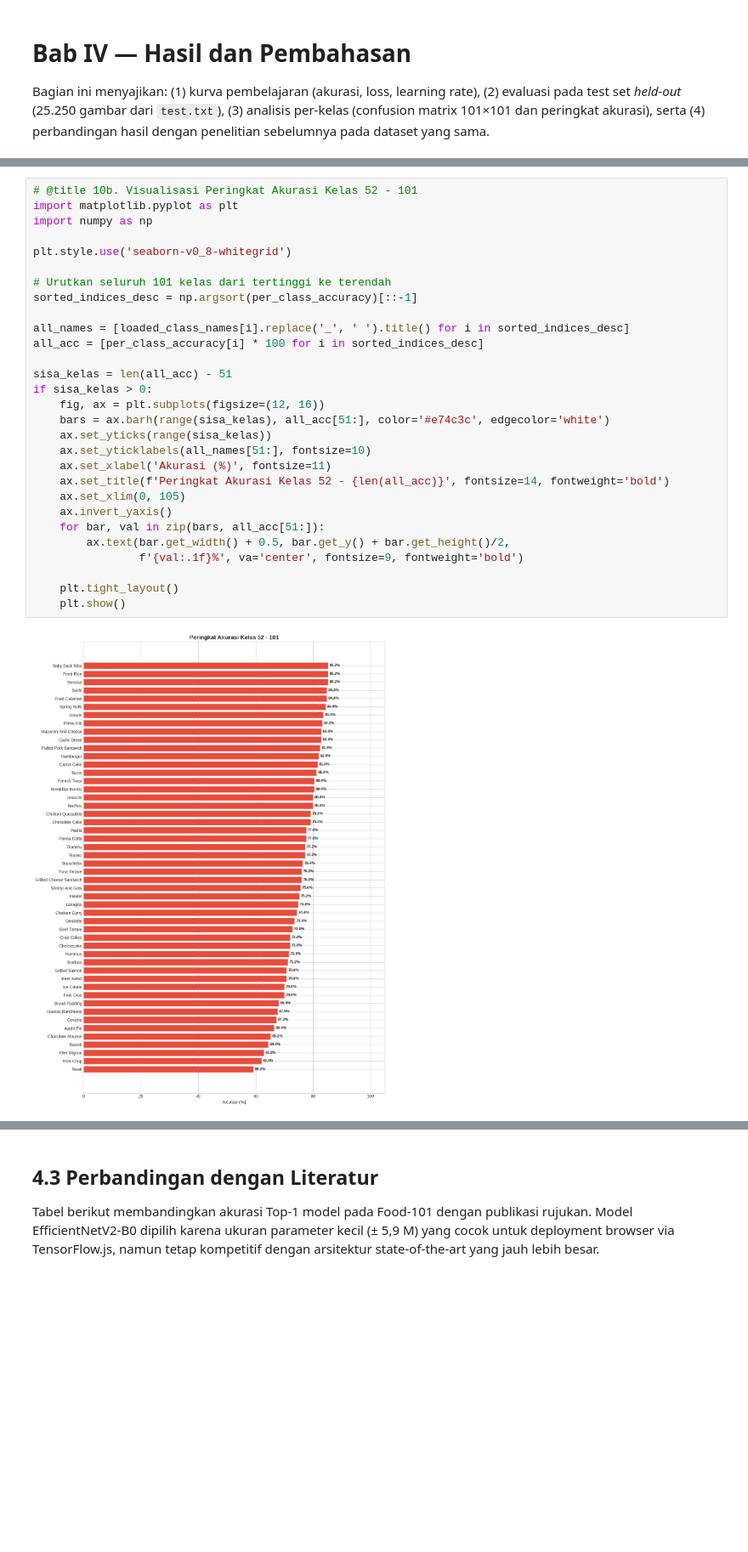
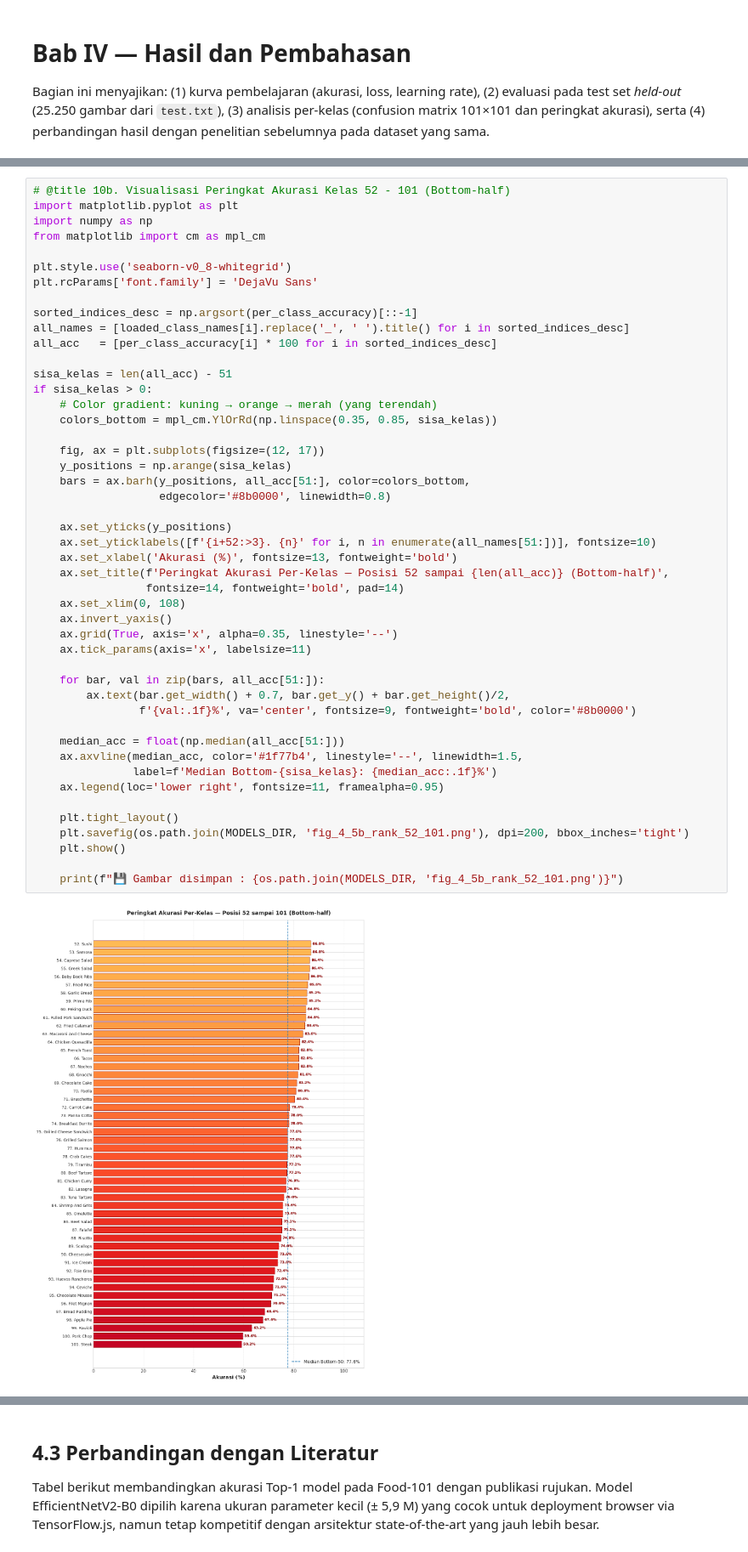
Before and after one commit to yurayle-yue/food-classification-efficientnetv2b0, a Jupyter notebook: Skripsi_Klasifikasi_Citra_Makanan_EfficientNetV2B0_Food101_50E.ipynb, the cells around one changed output, grey strips where cells are left out. Shown at 85% size. Cells and saved outputs as stored; diff of their text form; blank space fills up the shorter version.

```diff
--- a/Skripsi_Klasifikasi_Citra_Makanan_EfficientNetV2B0_Food101_50E.ipynb
+++ b/Skripsi_Klasifikasi_Citra_Makanan_EfficientNetV2B0_Food101_50E.ipynb
@@ -986,31 +1326,49 @@ plt.show()
 # %%
-# @title 10b. Visualisasi Peringkat Akurasi Kelas 52 - 101
+# @title 10b. Visualisasi Peringkat Akurasi Kelas 52 - 101 (Bottom-half)
 import matplotlib.pyplot as plt
 import numpy as np
+from matplotlib import cm as mpl_cm
 
 plt.style.use('seaborn-v0_8-whitegrid')
+plt.rcParams['font.family'] = 'DejaVu Sans'
 
-# Urutkan seluruh 101 kelas dari tertinggi ke terendah
 sorted_indices_desc = np.argsort(per_class_accuracy)[::-1]
-
 all_names = [loaded_class_names[i].replace('_', ' ').title() for i in sorted_indices_desc]
-all_acc = [per_class_accuracy[i] * 100 for i in sorted_indices_desc]
+all_acc   = [per_class_accuracy[i] * 100 for i in sorted_indices_desc]
 
 sisa_kelas = len(all_acc) - 51
 if sisa_kelas > 0:
-    fig, ax = plt.subplots(figsize=(12, 16))
-    bars = ax.barh(range(sisa_kelas), all_acc[51:], color='#e74c3c', edgecolor='white')
-    ax.set_yticks(range(sisa_kelas))
-    ax.set_yticklabels(all_names[51:], fontsize=10)
-    ax.set_xlabel('Akurasi (%)', fontsize=11)
-    ax.set_title(f'Peringkat Akurasi Kelas 52 - {len(all_acc)}', fontsize=14, fontweight='bold')
-    ax.set_xlim(0, 105)
+    # Color gradient: kuning → orange → merah (yang terendah)
+    colors_bottom = mpl_cm.YlOrRd(np.linspace(0.35, 0.85, sisa_kelas))
+
+    fig, ax = plt.subplots(figsize=(12, 17))
+    y_positions = np.arange(sisa_kelas)
+    bars = ax.barh(y_positions, all_acc[51:], color=colors_bottom,
+                   edgecolor='#8b0000', linewidth=0.8)
+
+    ax.set_yticks(y_positions)
+    ax.set_yticklabels([f'{i+52:>3}. {n}' for i, n in enumerate(all_names[51:])], fontsize=10)
+    ax.set_xlabel('Akurasi (%)', fontsize=13, fontweight='bold')
+    ax.set_title(f'Peringkat Akurasi Per-Kelas — Posisi 52 sampai {len(all_acc)} (Bottom-half)',
+                 fontsize=14, fontweight='bold', pad=14)
+    ax.set_xlim(0, 108)
     ax.invert_yaxis()
+    ax.grid(True, axis='x', alpha=0.35, linestyle='--')
+    ax.tick_params(axis='x', labelsize=11)
+
     for bar, val in zip(bars, all_acc[51:]):
-        ax.text(bar.get_width() + 0.5, bar.get_y() + bar.get_height()/2,
-                f'{val:.1f}%', va='center', fontsize=9, fontweight='bold')
+        ax.text(bar.get_width() + 0.7, bar.get_y() + bar.get_height()/2,
+                f'{val:.1f}%', va='center', fontsize=9, fontweight='bold', color='#8b0000')
+
+    median_acc = float(np.median(all_acc[51:]))
+    ax.axvline(median_acc, color='#1f77b4', linestyle='--', linewidth=1.5,
+               label=f'Median Bottom-{sisa_kelas}: {median_acc:.1f}%')
+    ax.legend(loc='lower right', fontsize=11, framealpha=0.95)
 
     plt.tight_layout()
+    plt.savefig(os.path.join(MODELS_DIR, 'fig_4_5b_rank_52_101.png'), dpi=200, bbox_inches='tight')
     plt.show()
+
+    print(f"💾 Gambar disimpan : {os.path.join(MODELS_DIR, 'fig_4_5b_rank_52_101.png')}")
 # %% [output]
-[figure, old version]
+[figure, new version]
```
Also changed, not shown: parts of 31 cells of this notebook.
